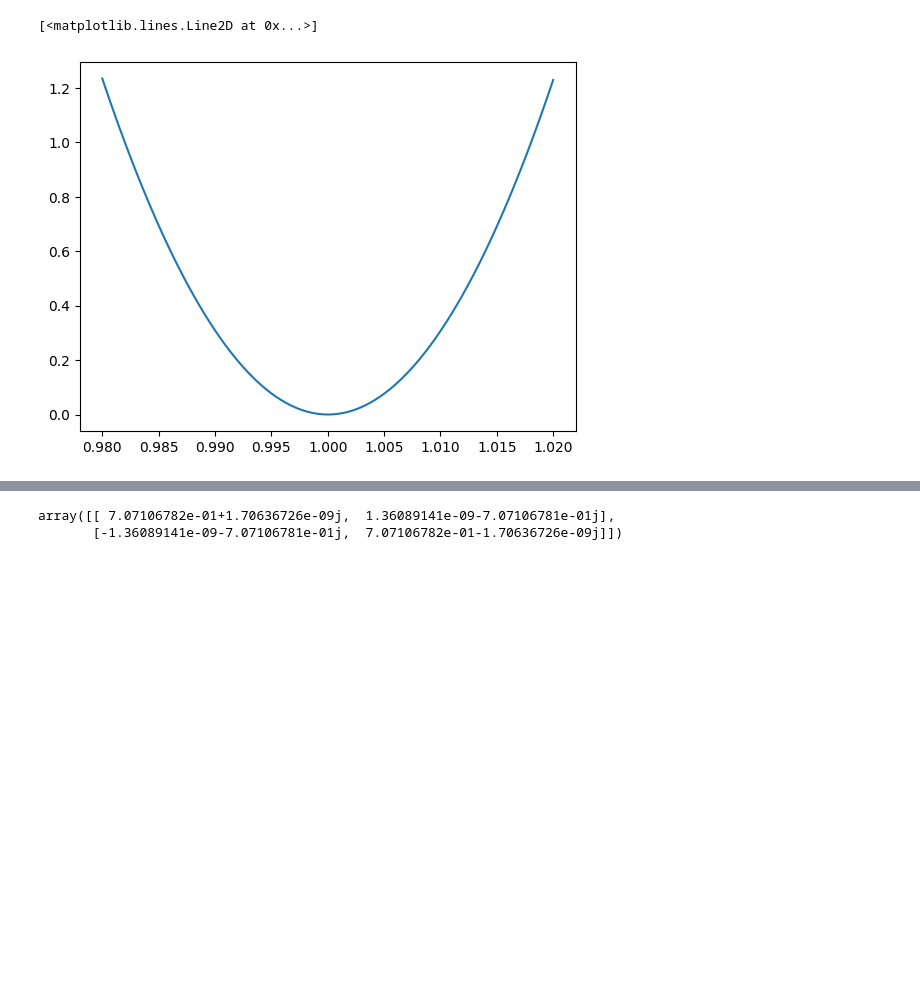
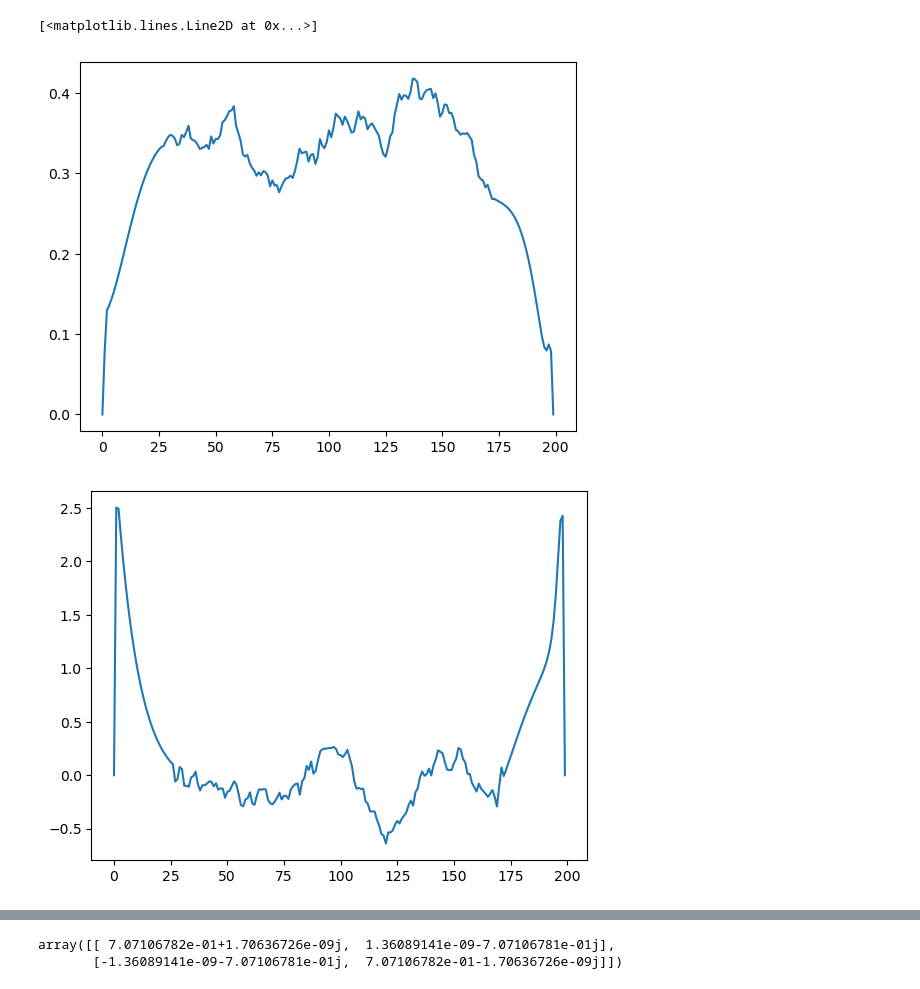
Before and after one commit to hemantkatiyar/pulse1Q, a Jupyter notebook: checking_graident.ipynb, the cells around one changed output, grey strips where cells are left out. Drawn from its saved outputs; the diff is of its cells as text; code cells hidden in the pictures; blank space fills up the shorter version.

```diff
--- a/checking_graident.ipynb
+++ b/checking_graident.ipynb
@@ -81,10 +122,12 @@ plt.plot(rfi_range,infid)
-# %%
-rfi_range = np.linspace(0.98,1.02,100)
-infid=[]
-for rfiv in rfi_range:
-    infid.append(utils.calc_fidelity6_ct(result.x, nsegments, [rfiv], ssx, ssy, utarg, del_t, nions, max_amp))
-
-plt.plot(rfi_range,infid)
-# %% [output]
-[<matplotlib.lines.Line2D at 0x...>]
-[figure, removed]
+# %%
+ux = result.x[0:nsegments]
+uy = result.x[nsegments:]
+amp = np.sqrt(ux**2 + uy**2)
+pha = np.arctan2(uy,ux)
+plt.plot(amp)
+plt.figure()
+plt.plot(pha)
+# %% [output]
+[<matplotlib.lines.Line2D at 0x...>]
+[figure, added]
+[figure, added]
```
Also changed, not shown: parts of 12 cells of this notebook, 10 other files.
